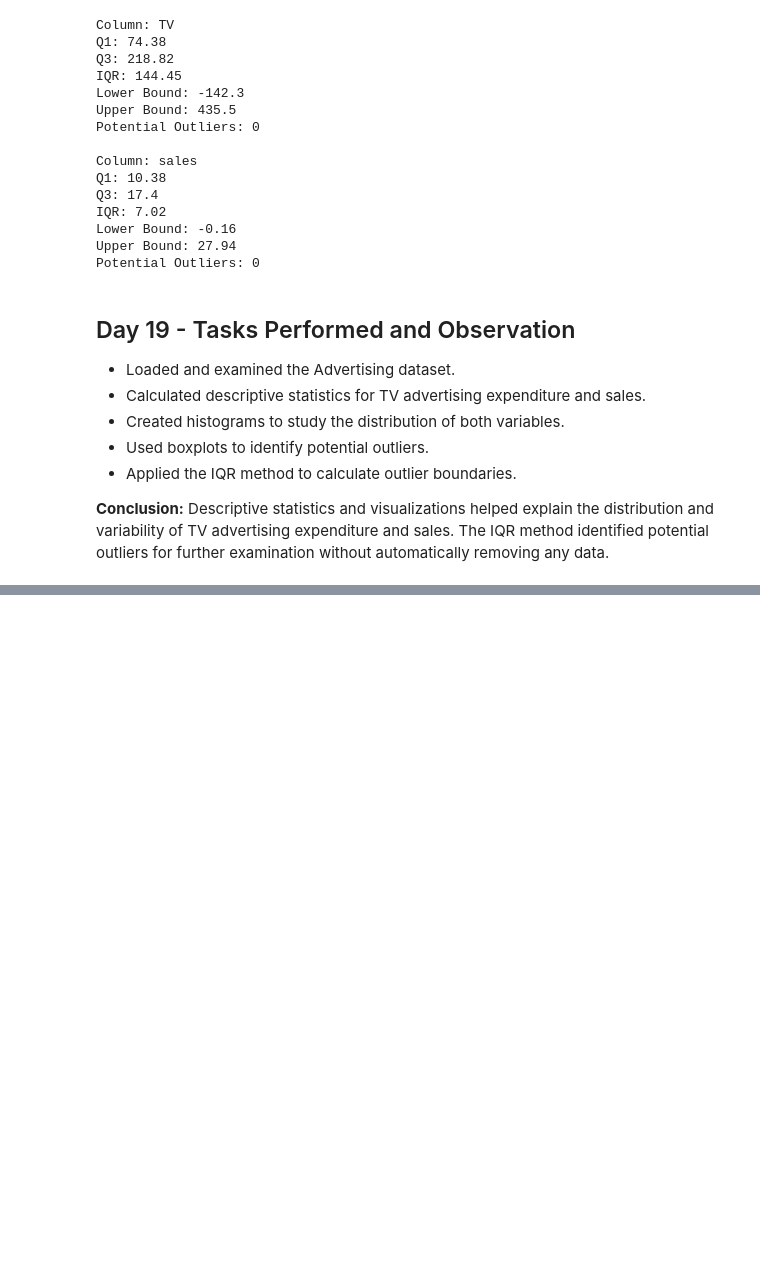
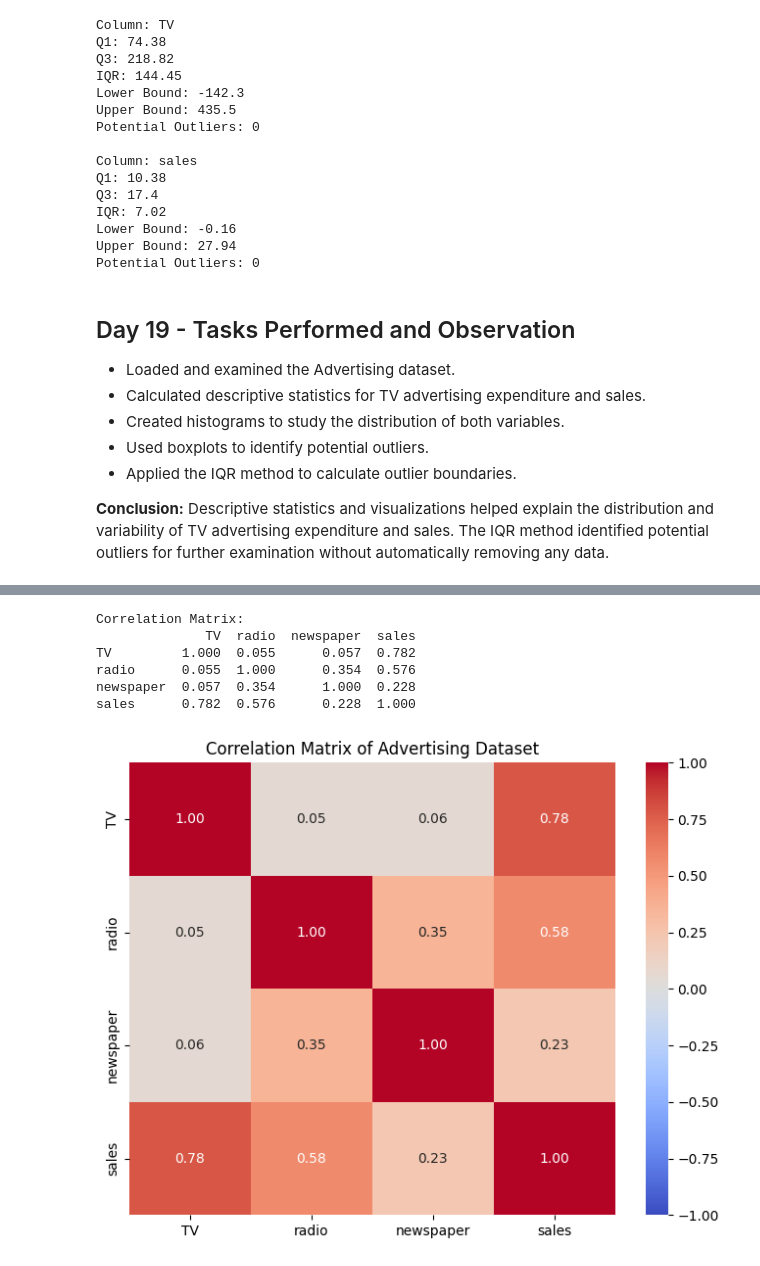
Before and after one commit to shreeshreeya69-crypto/simple-linear-regression-ybi, a Jupyter notebook: Simple_Linear_Regression_YBI.ipynb, the cells around one changed output, grey strips where cells are left out. Cells and saved outputs as stored; diff of their text form; code cells hidden in the pictures; blank space fills up the shorter version.

```diff
--- a/Simple_Linear_Regression_YBI.ipynb
+++ b/Simple_Linear_Regression_YBI.ipynb
@@ -2222,0 +2225,14 @@ Potential Outliers: 0
+# %%
+import pandas as pd
+import matplotlib.pyplot as plt
+import seaborn as sns
+
+url = "https://raw.githubusercontent.com/shreeshreeya69-crypto/simple-linear-regression-ybi/main/Advertising.csv"
+
+df = pd.read_csv(url)
+df = df.drop(columns=['Unnamed: 0'], errors='ignore')
+
+print("Dataset loaded successfully!")
+print("Dataset shape:", df.shape)
+
+df.head()
@@ -2222,0 +2248,28 @@ Potential Outliers: 0
+# %%
+correlation = df[['TV', 'radio', 'newspaper', 'sales']].corr()
+
+print("Correlation Matrix:")
+print(correlation.round(3))
+# %% [output]
+Correlation Matrix:
+              TV  radio  newspaper  sales
+TV         1.000  0.055      0.057  0.782
+radio      0.055  1.000      0.354  0.576
+newspaper  0.057  0.354      1.000  0.228
+sales      0.782  0.576      0.228  1.000
+# %%
+plt.figure(figsize=(8, 6))
+
+sns.heatmap(
+    correlation,
+    annot=True,
+    cmap='coolwarm',
+    fmt='.2f',
+    vmin=-1,
+    vmax=1
+)
+
+plt.title("Correlation Matrix of Advertising Dataset")
+plt.show()
+# %% [output]
+[figure, added]
```
Also changed, not shown: parts of 7 cells of this notebook.
